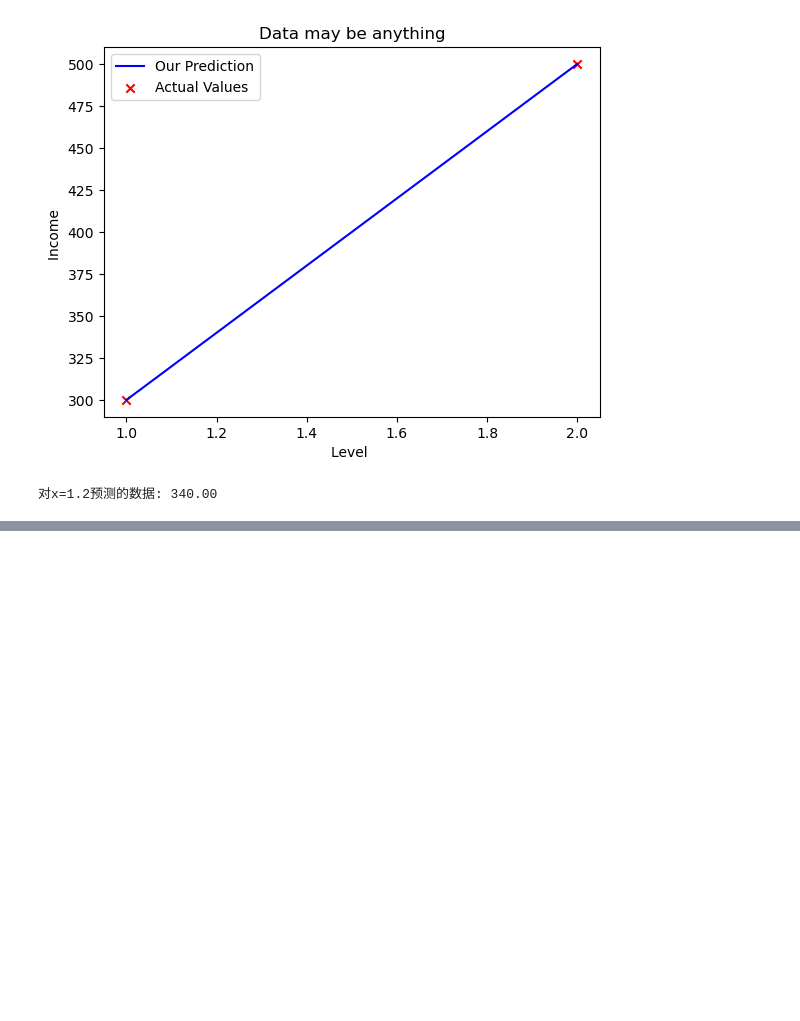
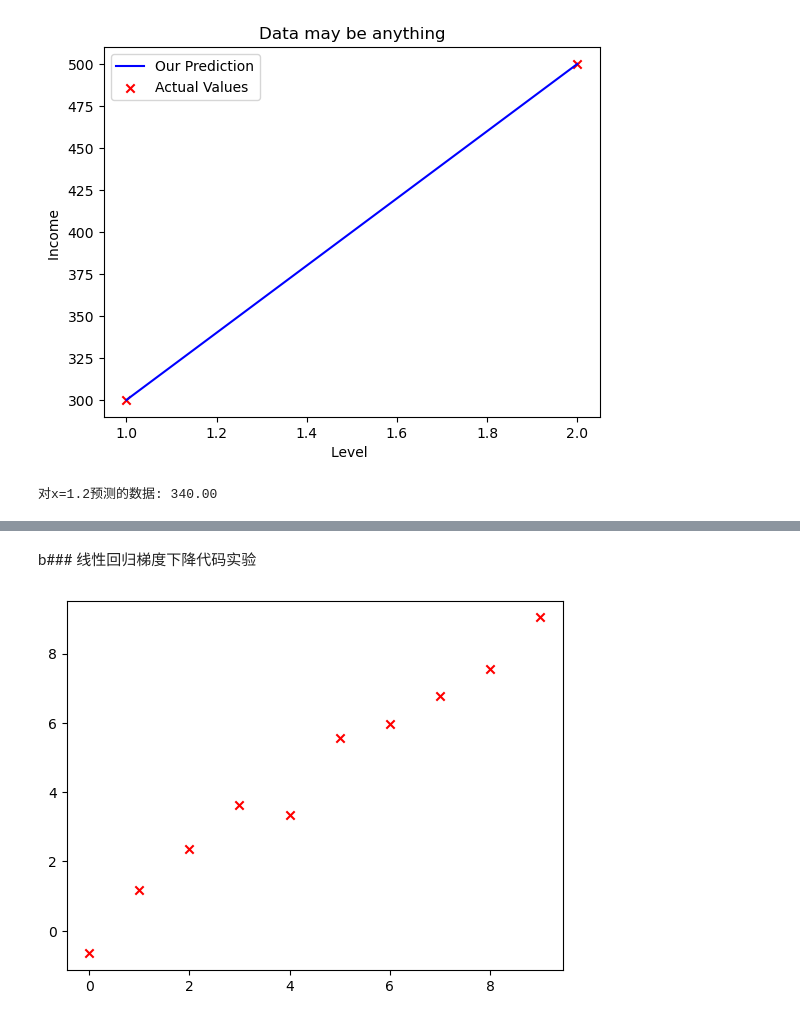
Before and after one commit to yt-one/ml-teach, a Jupyter notebook: 监督学习--回归和分类.ipynb, the cells around one changed output, grey strips where cells are left out. Saved outputs shown, nothing was run; the diff lists cells and outputs as text; code cells hidden in the pictures; blank space fills up the shorter version.

```diff
--- a/监督学习--回归和分类.ipynb
+++ b/监督学习--回归和分类.ipynb
@@ -151,0 +251,2 @@ $$
+# %% [markdown]
+b### 线性回归梯度下降代码实验
@@ -151,0 +256,8 @@ $$
+# %%
+# TODO 1. 自定义训练集数据, 并用散点图可视化
+x_train = ...  # 输入数据
+y_train = ...  # 输入数据对应的标签
+
+# 示例图片：
+# %% [output]
+[figure, added]
```
Also changed, not shown: parts of 21 cells of this notebook, 4 other files.
